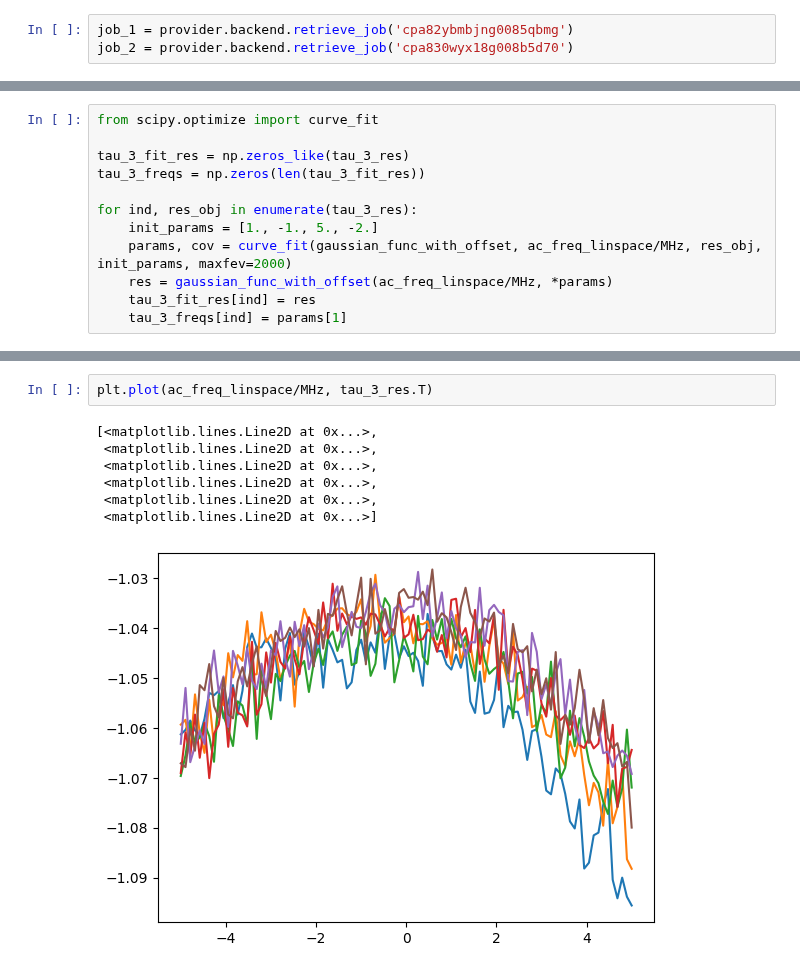
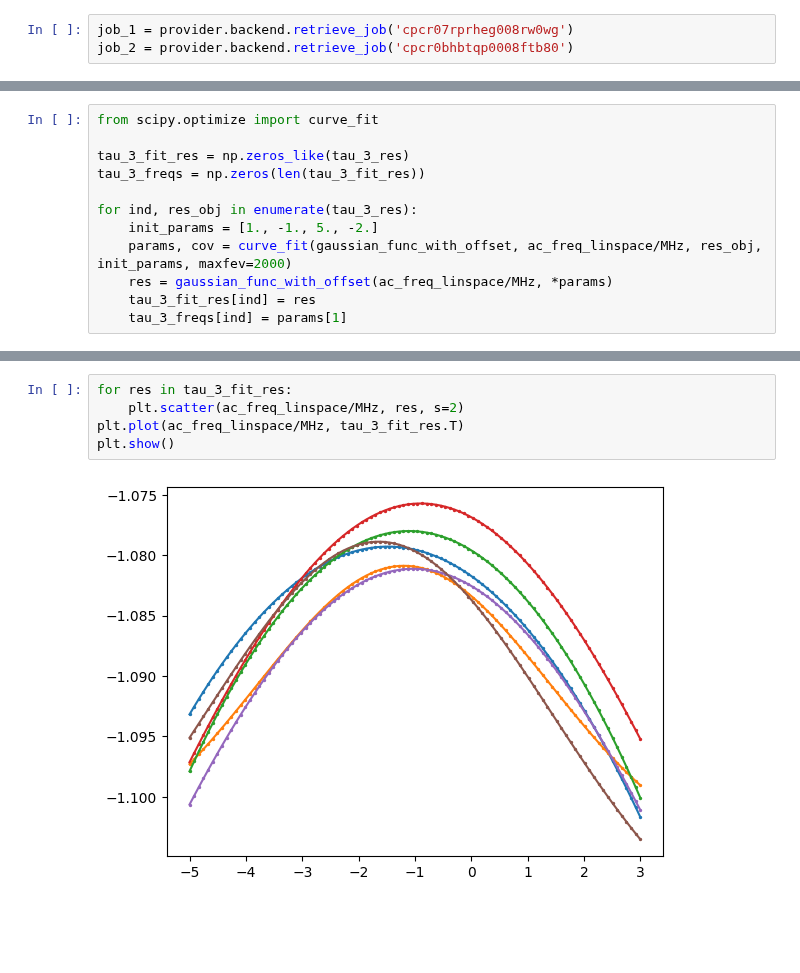
Before and after one commit to AnikenC/ReadoutWithRL, a Jupyter notebook: readoutWithRL/experiments_side/cal_tau_4.ipynb, the cells around one changed output, grey strips where cells are left out. Cells and saved outputs as stored; diff of their text form; blank space fills up the shorter version.

```diff
--- a/readoutWithRL/experiments_side/cal_tau_4.ipynb
+++ b/readoutWithRL/experiments_side/cal_tau_4.ipynb
@@ -246,8 +249,8 @@ job_monitor(job_experiment)
 Job Status: job is queued
 KeyboardInterrupt:
 # %%
-job_1 = provider.backend.retrieve_job('cpa82ybmbjng0085qbmg')
-job_2 = provider.backend.retrieve_job('cpa830wyx18g008b5d70')
+job_1 = provider.backend.retrieve_job('cpcr07rprheg008rw0wg')
+job_2 = provider.backend.retrieve_job('cpcr0bhbtqp0008ftb80')
 # %%
 result_1 = get_results_arr(job_1.result(), qubit)
 result_2 = get_results_arr(job_2.result(), qubit)
@@ -291,10 +294,7 @@ plt.show()
-# %%
-plt.plot(ac_freq_linspace/MHz, tau_3_res.T)
-# %% [output]
-[<matplotlib.lines.Line2D at 0x...>,
- <matplotlib.lines.Line2D at 0x...>,
- <matplotlib.lines.Line2D at 0x...>,
- <matplotlib.lines.Line2D at 0x...>,
- <matplotlib.lines.Line2D at 0x...>,
- <matplotlib.lines.Line2D at 0x...>]
-[figure, removed]
+# %%
+for res in tau_3_fit_res:
+    plt.scatter(ac_freq_linspace/MHz, res, s=2)
+plt.plot(ac_freq_linspace/MHz, tau_3_fit_res.T)
+plt.show()
+# %% [output]
+[figure, added]
```
Also changed, not shown: parts of 4 cells of this notebook, 3 other files.
